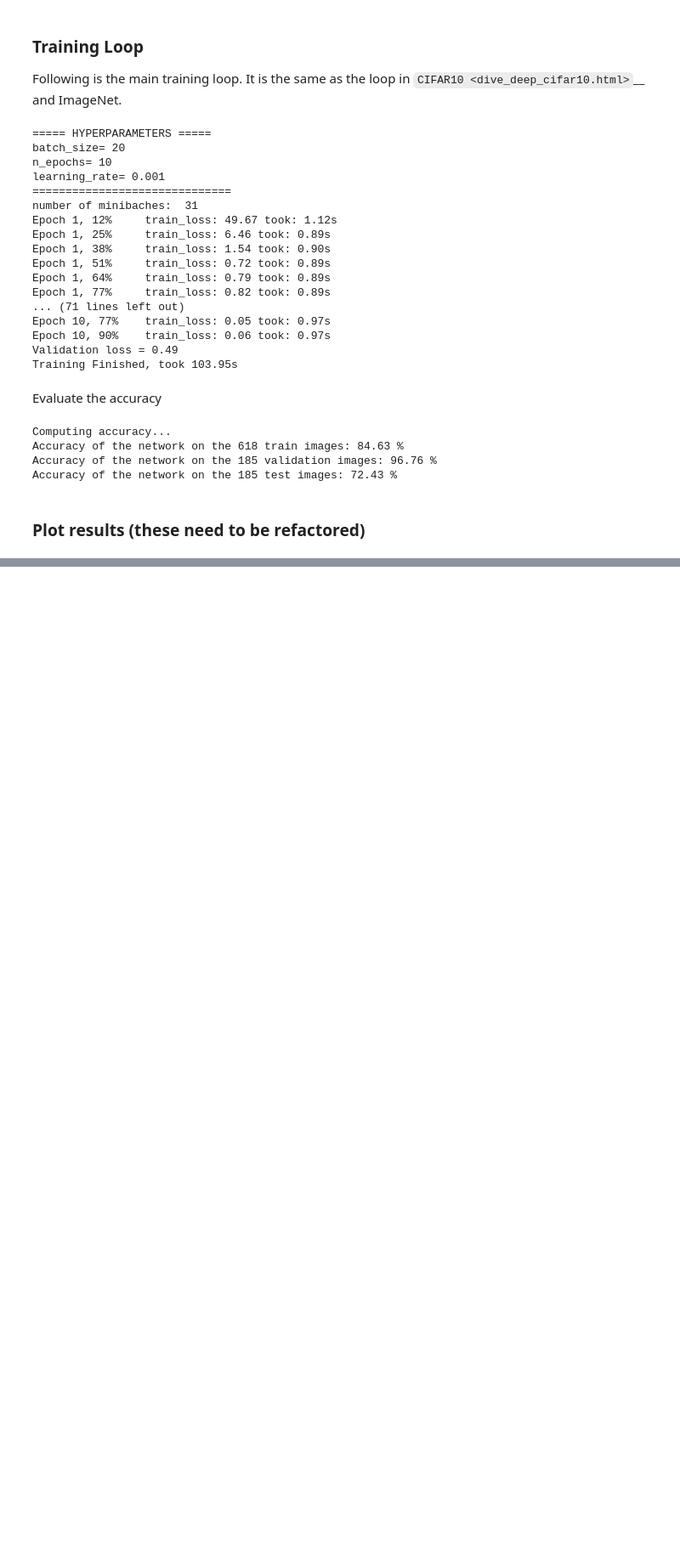
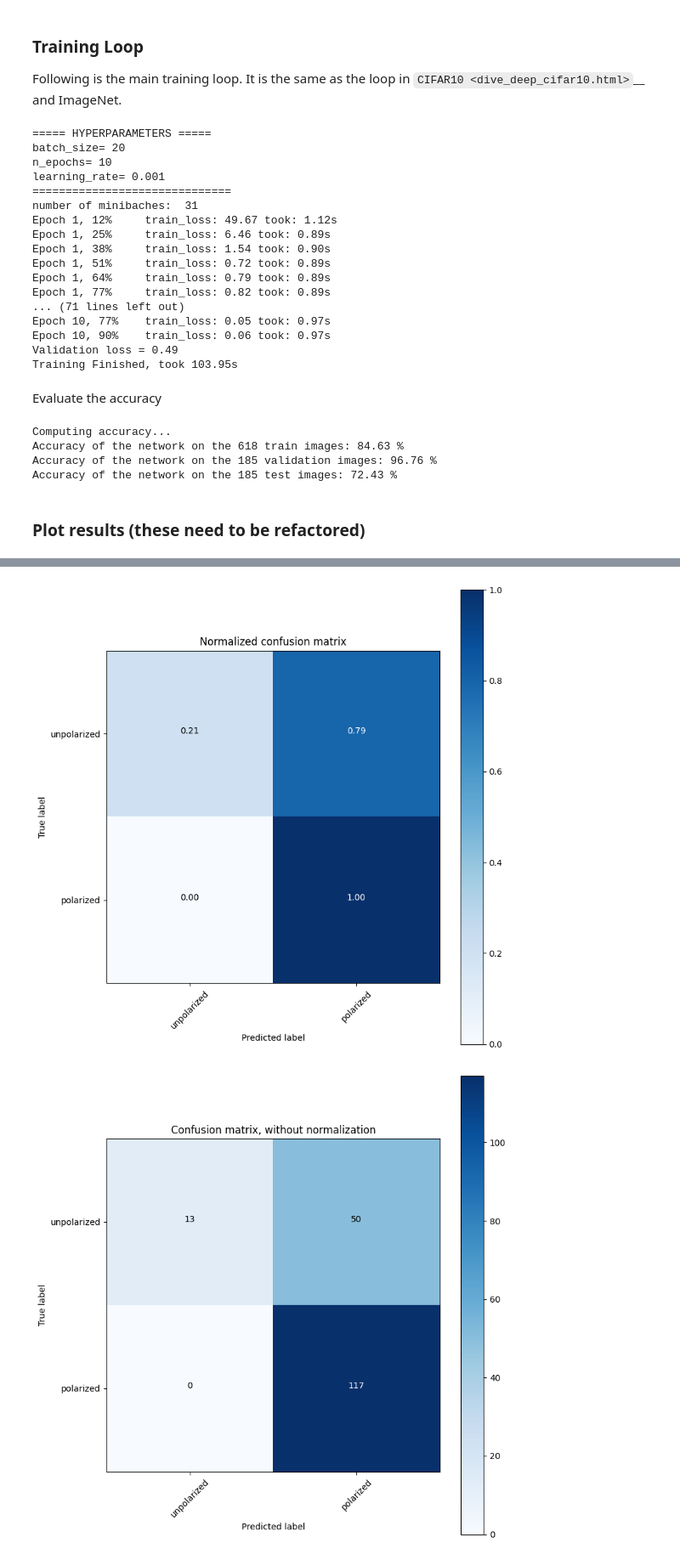
Before and after one commit to abao1999/Embryos, a Jupyter notebook: notebooks/classify_fluo_CNN_torch.ipynb, the cells around one changed output, grey strips where cells are left out. Shown at 85% size. Cells and saved outputs as stored; diff of their text form; code cells hidden in the pictures; blank space fills up the shorter version.

```diff
--- a/notebooks/classify_fluo_CNN_torch.ipynb
+++ b/notebooks/classify_fluo_CNN_torch.ipynb
@@ -327,7 +327,7 @@ print("Test data: ", test_data)
 # train_loader = torch.utils.data.DataLoader(train_data, batch_size=batch_size, shuffle=True, sampler=None, pin_memory=False, drop_last=False)
 train_loader = torch.utils.data.DataLoader(train_data, batch_size=batch_size, shuffle=True, sampler=None, num_workers=num_workers)
 val_loader = torch.utils.data.DataLoader(val_data, batch_size=batch_size, shuffle=True, sampler=None, num_workers=num_workers)
-test_loader = torch.utils.data.DataLoader(test_data, batch_size=batch_size, shuffle=True, sampler=None, num_workers=num_workers)
+test_loader = torch.utils.data.DataLoader(test_data, batch_size=batch_size, shuffle=True, sampler=None, num_workers=num_workers, drop_last=True)
 
 classes = ('unpolarized', 'polarized')
 # %% [output]
@@ -724,0 +758,11 @@ plot_losses(train_history, val_history)
+# %%
+# Plot normalized confusion matrix
+plot_confusion_matrix(confusion_matrix, classes, normalize=True,
+                      title='Normalized confusion matrix')
+
+# Plot non-normalized confusion matrix
+plot_confusion_matrix(confusion_matrix, classes,
+                      title='Confusion matrix, without normalization')
+# %% [output]
+[figure, added]
+[figure, added]
```
Also changed, not shown: parts of 4 cells of this notebook.
